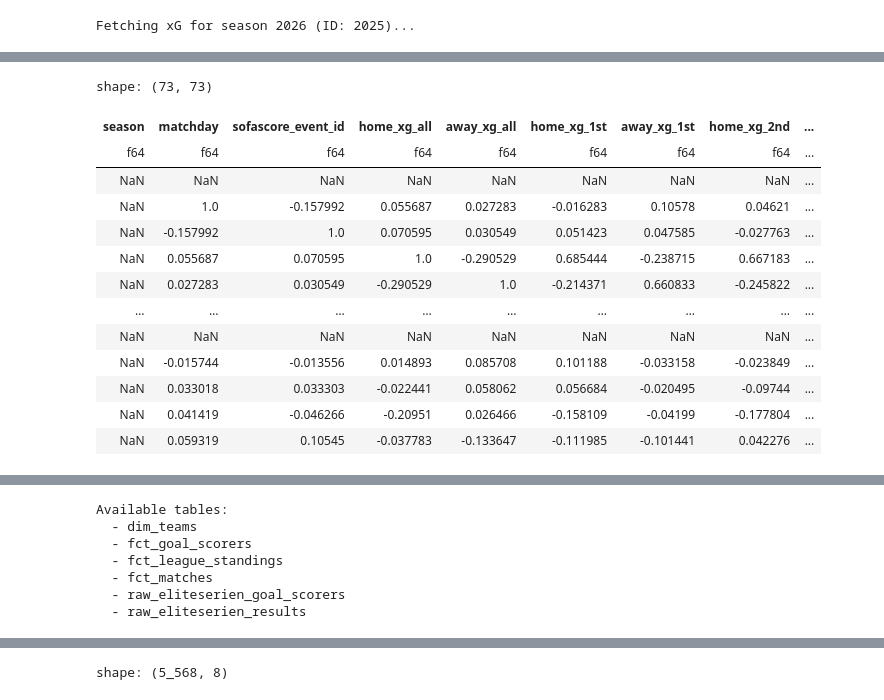
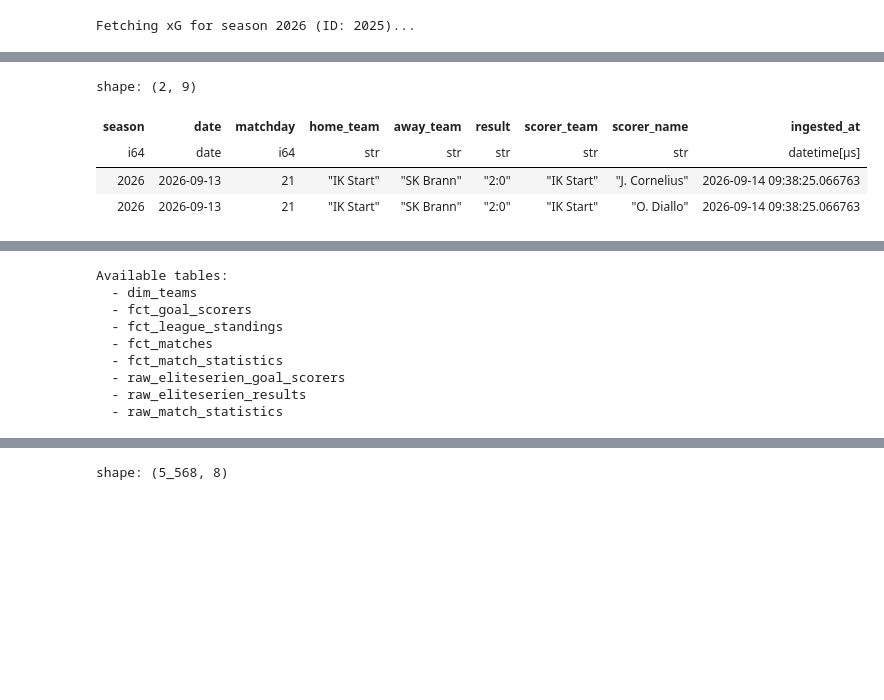
Before and after one commit to PolarsDude/brann_ticket_sales_forecasting, a Jupyter notebook: notebook.ipynb, the cells around one changed output, grey strips where cells are left out. Saved outputs shown, nothing was run; the diff lists cells and outputs as text; code cells hidden in the pictures; blank space fills up the shorter version.

```diff
--- a/notebook.ipynb
+++ b/notebook.ipynb
@@ -85,25 +68,15 @@ with duckdb.connect(str(DB_PATH)) as connection:
 # %%
 # List all table names
 db_path = Path("data/brann.duckdb")
 con = duckdb.connect(str(db_path))
-table = pl.from_arrow(con.execute("SELECT * FROM raw_match_statistics").arrow())
-
-table.filter(pl.col('season')>=2026).select(cs.numeric()).corr()
+table = pl.from_arrow(con.execute("SELECT * FROM fct_goal_scorers").arrow())
+table.filter(pl.col('season')>=2026).filter(pl.col('home_team').str.contains('Start'),pl.col('away_team').str.contains('Brann'))
 # %% [output]
-shape: (73, 73)
+shape: (2, 9)
-| season | matchday | sofascore_event_id | home_xg_all | away_xg_all | home_xg_1st | away_xg_1st | home_xg_2nd | ... |
-| f64 | f64 | f64 | f64 | f64 | f64 | f64 | f64 | ... |
-| NaN | NaN | NaN | NaN | NaN | NaN | NaN | NaN | ... |
-| NaN | 1.0 | -0.157992 | 0.055687 | 0.027283 | -0.016283 | 0.10578 | 0.04621 | ... |
-| NaN | -0.157992 | 1.0 | 0.070595 | 0.030549 | 0.051423 | 0.047585 | -0.027763 | ... |
-| NaN | 0.055687 | 0.070595 | 1.0 | -0.290529 | 0.685444 | -0.238715 | 0.667183 | ... |
-| NaN | 0.027283 | 0.030549 | -0.290529 | 1.0 | -0.214371 | 0.660833 | -0.245822 | ... |
-| … | … | … | … | … | … | … | … | ... |
-| NaN | NaN | NaN | NaN | NaN | NaN | NaN | NaN | ... |
-| NaN | -0.015744 | -0.013556 | 0.014893 | 0.085708 | 0.101188 | -0.033158 | -0.023849 | ... |
-| NaN | 0.033018 | 0.033303 | -0.022441 | 0.058062 | 0.056684 | -0.020495 | -0.09744 | ... |
-| NaN | 0.041419 | -0.046266 | -0.20951 | 0.026466 | -0.158109 | -0.04199 | -0.177804 | ... |
-| NaN | 0.059319 | 0.10545 | -0.037783 | -0.133647 | -0.111985 | -0.101441 | 0.042276 | ... |
+| season | date | matchday | home_team | away_team | result | scorer_team | scorer_name | ingested_at |
+| i64 | date | i64 | str | str | str | str | str | datetime[μs] |
+| 2026 | 2026-09-13 | 21 | "IK Start" | "SK Brann" | "2:0" | "IK Start" | "J. Cornelius" | 2026-09-14 09:38:25.066763 |
+| 2026 | 2026-09-13 | 21 | "IK Start" | "SK Brann" | "2:0" | "IK Start" | "O. Diallo" | 2026-09-14 09:38:25.066763 |
 # %%
 con = duckdb.connect('data/brann.duckdb')
 schema = con.execute(
@@ -159,8 +119,10 @@ Available tables:
   - fct_goal_scorers
   - fct_league_standings
   - fct_matches
+  - fct_match_statistics
   - raw_eliteserien_goal_scorers
   - raw_eliteserien_results
+  - raw_match_statistics
 # %%
 con = duckdb.connect('data/brann.duckdb')
 goal_scorers = pl.from_arrow(con.execute(
```
Also changed, not shown: parts of 8 cells of this notebook, 2 other files.
